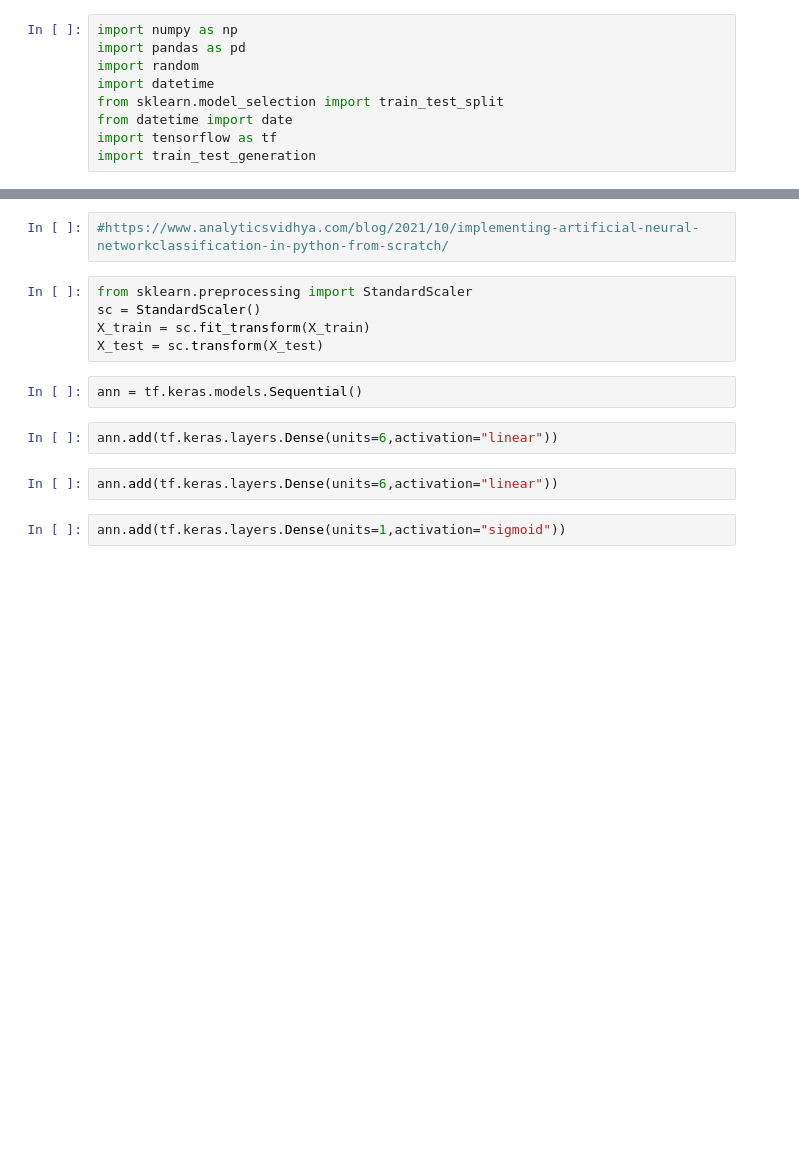
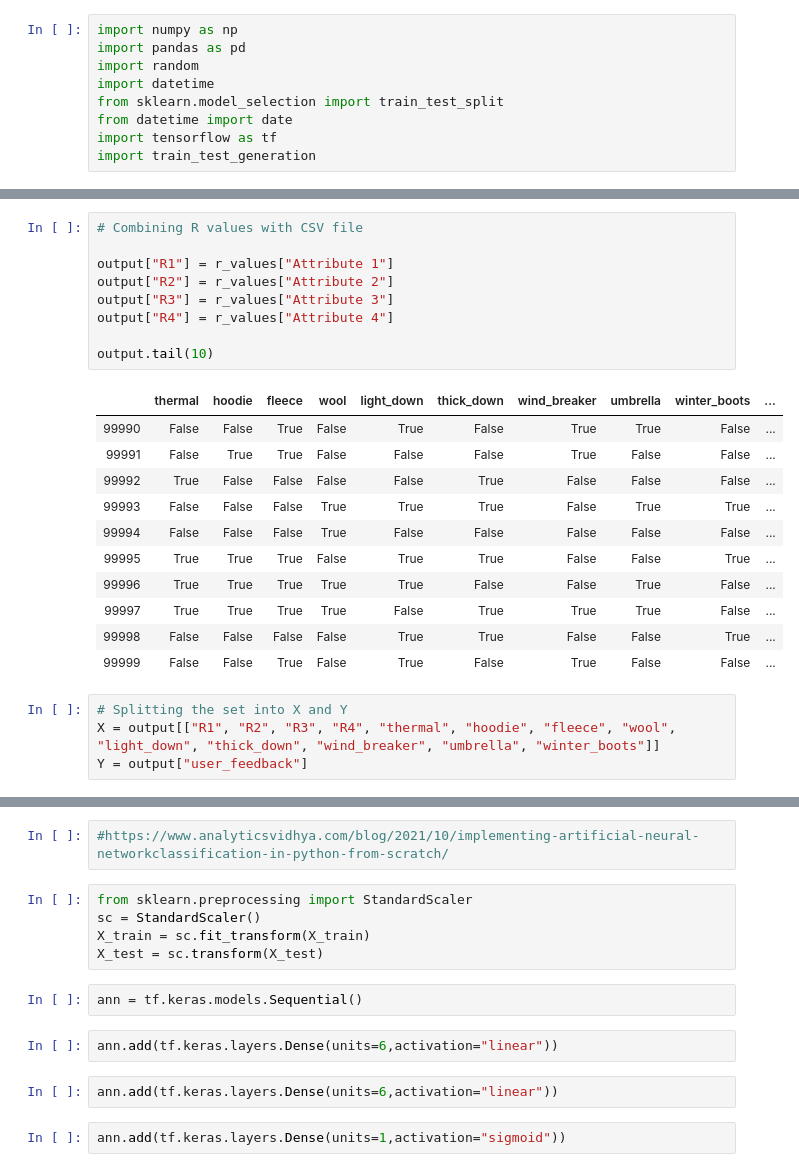
Before and after one commit to tjunjet/build2022hackathon, a Jupyter notebook: ML Models/Model Step 2 ANN modelling.ipynb, the cells around one changed output, grey strips where cells are left out. Cells and saved outputs as stored; diff of their text form; blank space fills up the shorter version.

```diff
--- a/ML Models/Model Step 2 ANN modelling.ipynb
+++ b/ML Models/Model Step 2 ANN modelling.ipynb
@@ -44,0 +57,25 @@ for i in output.columns:
+# %%
+# Combining R values with CSV file
+
+output["R1"] = r_values["Attribute 1"]
+output["R2"] = r_values["Attribute 2"]
+output["R3"] = r_values["Attribute 3"]
+output["R4"] = r_values["Attribute 4"]
+
+output.tail(10)
+# %% [output]
+|  | thermal | hoodie | fleece | wool | light_down | thick_down | wind_breaker | umbrella | winter_boots | ... |
+| 99990 | False | False | True | False | True | False | True | True | False | ... |
+| 99991 | False | True | True | False | False | False | True | False | False | ... |
+| 99992 | True | False | False | False | False | True | False | False | False | ... |
+| 99993 | False | False | False | True | True | True | False | True | True | ... |
+| 99994 | False | False | False | True | False | False | False | False | False | ... |
+| 99995 | True | True | True | False | True | True | False | False | True | ... |
+| 99996 | True | True | True | True | True | False | False | True | False | ... |
+| 99997 | True | True | True | True | False | True | True | True | False | ... |
+| 99998 | False | False | False | False | True | True | False | False | True | ... |
+| 99999 | False | False | True | False | True | False | True | False | False | ... |
+# %%
+# Splitting the set into X and Y
+X = output[["R1", "R2", "R3", "R4", "thermal", "hoodie", "fleece", "wool", "light_down", "thick_down", "wind_breaker", "umbrella", "winter_boots"]]
+Y = output["user_feedback"]
```
Also changed, not shown: parts of 12 cells of this notebook, 7 other files.
